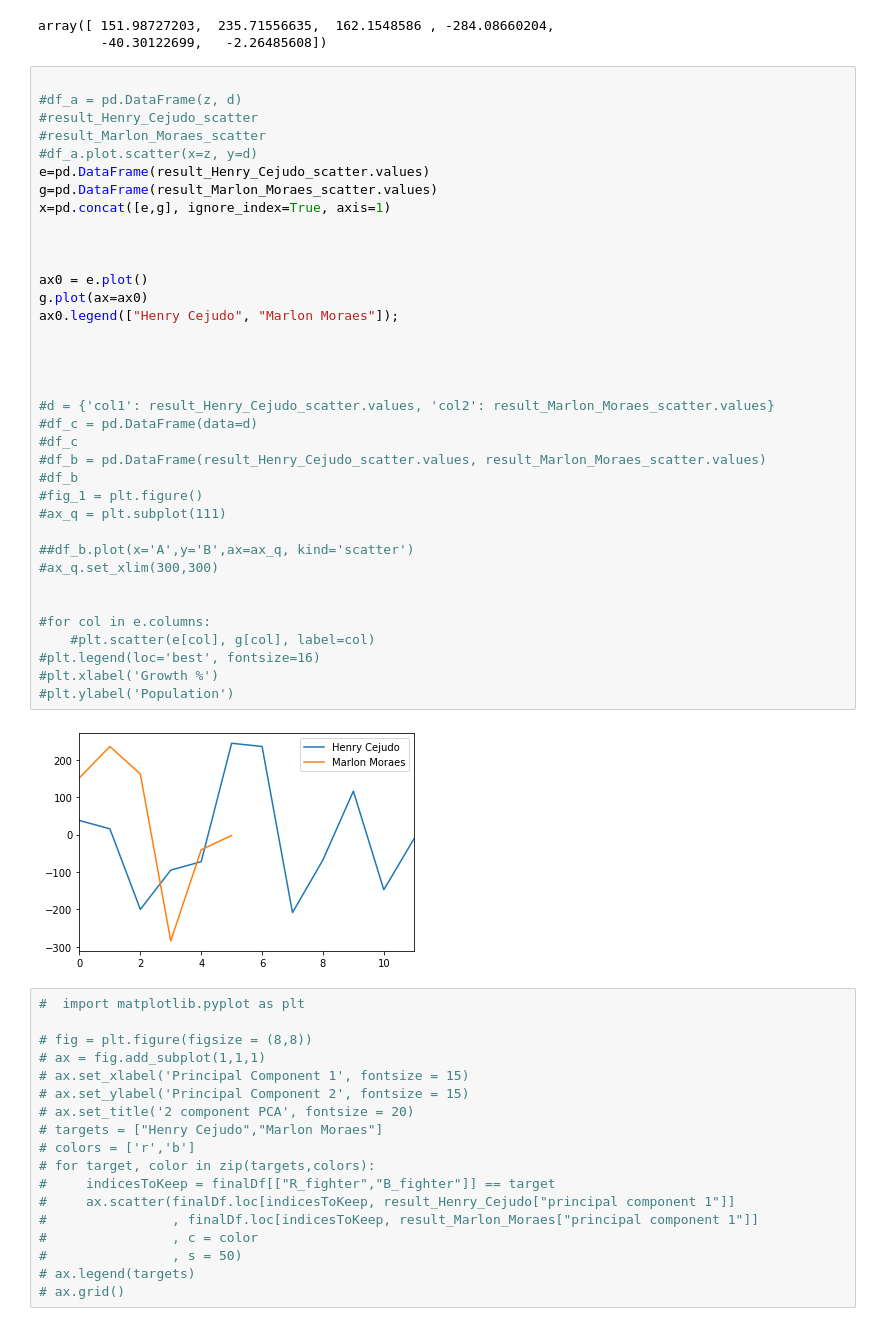
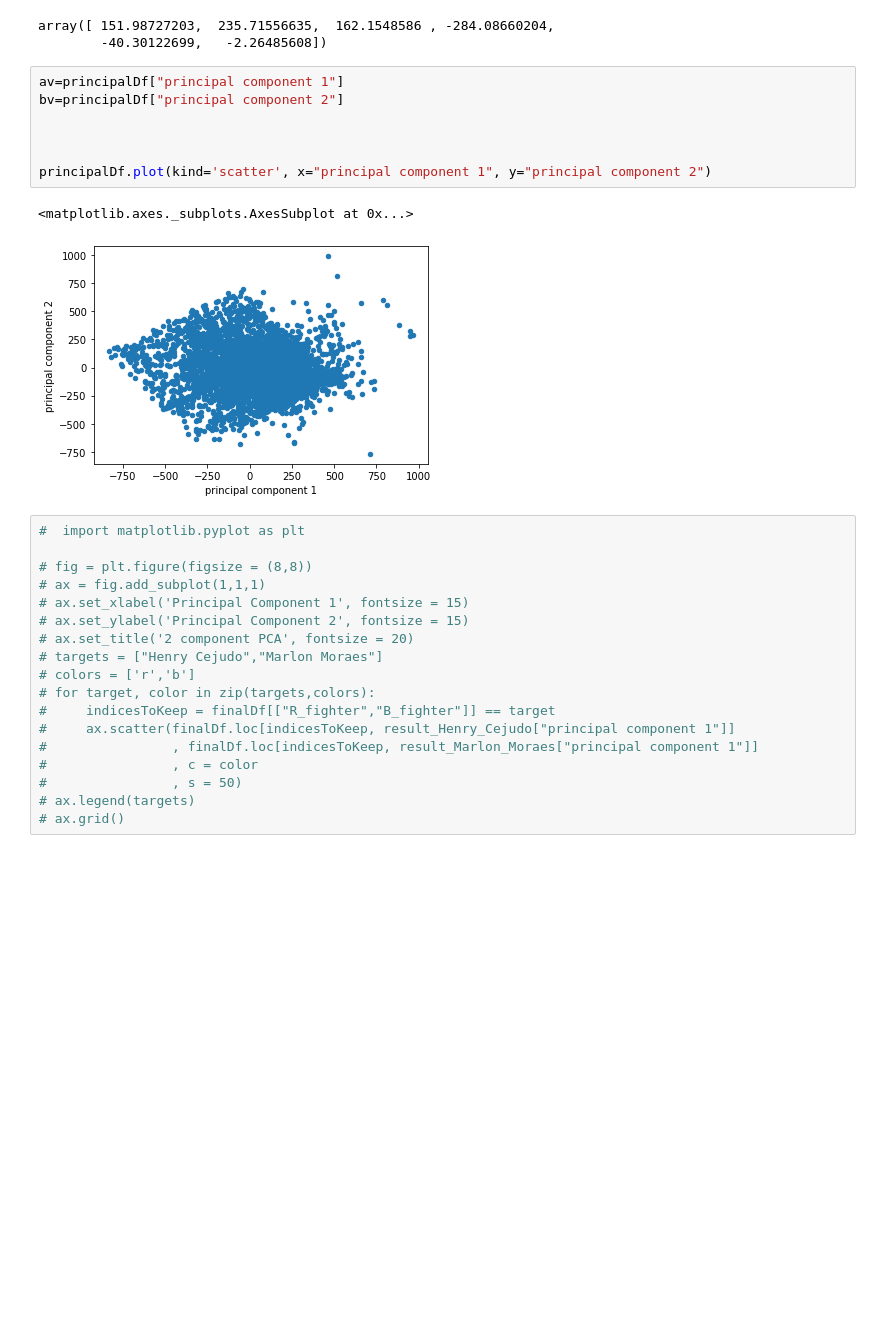
Before and after one commit to abasiamaakpan/UFC_Data_Mining_Project, a Jupyter notebook: Project.ipynb, the cells around one changed output. Saved outputs shown, nothing was run; the diff lists cells and outputs as text; blank space fills up the shorter version.

Commit message:
Adding PCA plot

```diff
--- a/Project.ipynb
+++ b/Project.ipynb
@@ -327,44 +326,16 @@ result_Marlon_Moraes_scatter.values
 # %% [output]
 array([ 151.98727203,  235.71556635,  162.1548586 , -284.08660204,
         -40.30122699,   -2.26485608])
-# %%
-
-#df_a = pd.DataFrame(z, d)
-#result_Henry_Cejudo_scatter
-#result_Marlon_Moraes_scatter
-#df_a.plot.scatter(x=z, y=d)
-e=pd.DataFrame(result_Henry_Cejudo_scatter.values)
-g=pd.DataFrame(result_Marlon_Moraes_scatter.values)
-x=pd.concat([e,g], ignore_index=True, axis=1)
-
-
-
-ax0 = e.plot()
-g.plot(ax=ax0)
-ax0.legend(["Henry Cejudo", "Marlon Moraes"]);
-
-
-
-
-#d = {'col1': result_Henry_Cejudo_scatter.values, 'col2': result_Marlon_Moraes_scatter.values}
-#df_c = pd.DataFrame(data=d)
-#df_c
-#df_b = pd.DataFrame(result_Henry_Cejudo_scatter.values, result_Marlon_Moraes_scatter.values)
-#df_b
-#fig_1 = plt.figure()
-#ax_q = plt.subplot(111)
-
-##df_b.plot(x='A',y='B',ax=ax_q, kind='scatter')
-#ax_q.set_xlim(300,300)
-
-
-#for col in e.columns:
-    #plt.scatter(e[col], g[col], label=col)
-#plt.legend(loc='best', fontsize=16)
-#plt.xlabel('Growth %')
-#plt.ylabel('Population')
-# %% [output]
-[figure, removed]
+# %%
+av=principalDf["principal component 1"]
+bv=principalDf["principal component 2"]
+
+
+
+principalDf.plot(kind='scatter', x="principal component 1", y="principal component 2")
+# %% [output]
+<matplotlib.axes._subplots.AxesSubplot at 0x...>
+[figure, added]
 # %%
 #  import matplotlib.pyplot as plt
 
```
Also changed, not shown: parts of 1 cell of this notebook.
